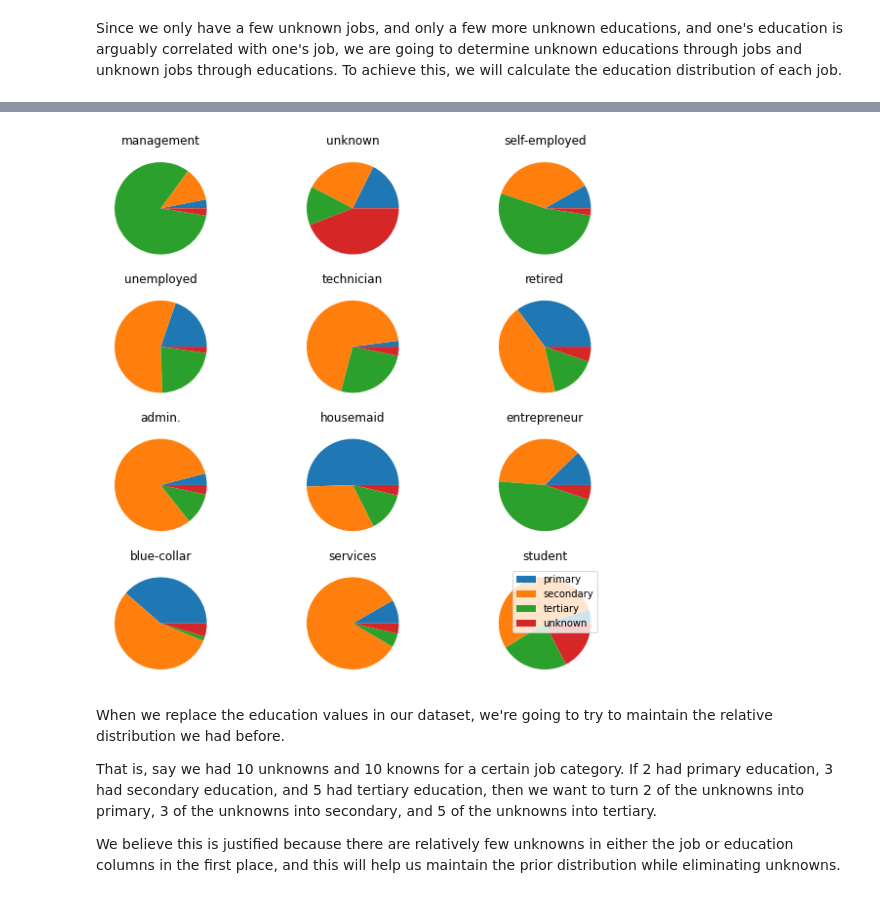
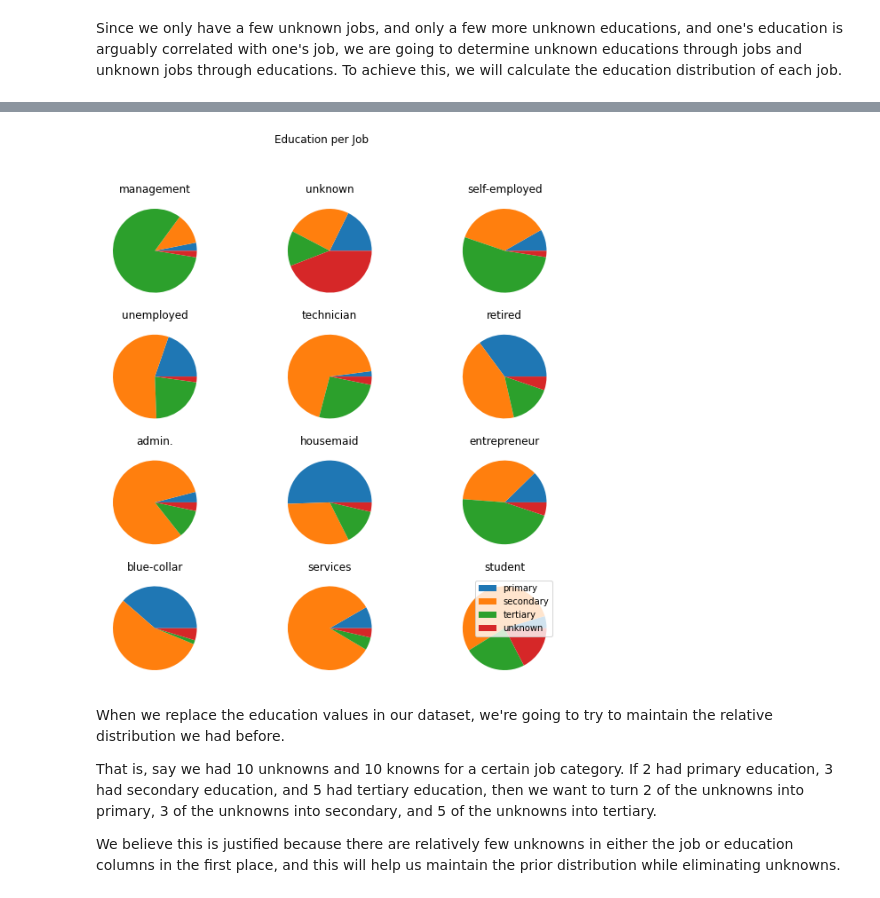
Before and after one commit to Tushar1729-k/bank-mkt-tgts-proj, a Jupyter notebook: rpt.ipynb, the cells around one changed output, grey strips where cells are left out. Saved outputs shown, nothing was run; the diff lists cells and outputs as text; code cells hidden in the pictures.

```diff
--- a/rpt.ipynb
+++ b/rpt.ipynb
@@ -182,8 +204,8 @@ train_df.education.value_counts().plot.bar()
 Since we only have a few unknown jobs, and only a few more unknown educations, and one's education is arguably correlated with one's job, we are going to determine unknown educations through jobs and unknown jobs through educations. To achieve this, we will calculate the education distribution of each job.
 # %%
 # education distribution per job
-for job in train_df["job"].unique():
-    education_counts = train_df[train_df["job"] == job]["education"].value_counts().sort_index()
-    print(job)
-    print(education_counts)
-    print()
+# for job in train_df["job"].unique():
+#     education_counts = train_df[train_df["job"] == job]["education"].value_counts().sort_index()
+#     print(job)
+#     print(education_counts)
+#     print()
@@ -208,18 +212,19 @@ Name: education, dtype: int64
 # %%
 fig, axs = plt.subplots(4,3, figsize=(10,10))
+fig.suptitle('Education per Job')
 ij = 0
 i = 0
 j = 0
 for job in train_df["job"].unique():
     education_counts = train_df[train_df["job"] == job]["education"].value_counts().sort_index()
     patches, texts = axs[i,j].pie(education_counts)
     axs[i,j].set_title(job)
     plt.legend(patches, ['primary','secondary','tertiary','unknown'], loc="best")
     ij += 1
     i = ij % 4
     j = ij % 3
 # %% [output]
-[figure, old version]
+[figure, new version]
 # %% [markdown]
 When we replace the education values in our dataset, we're going to try to maintain the relative distribution we had before.
 
```
Also changed, not shown: parts of 61 cells of this notebook.
